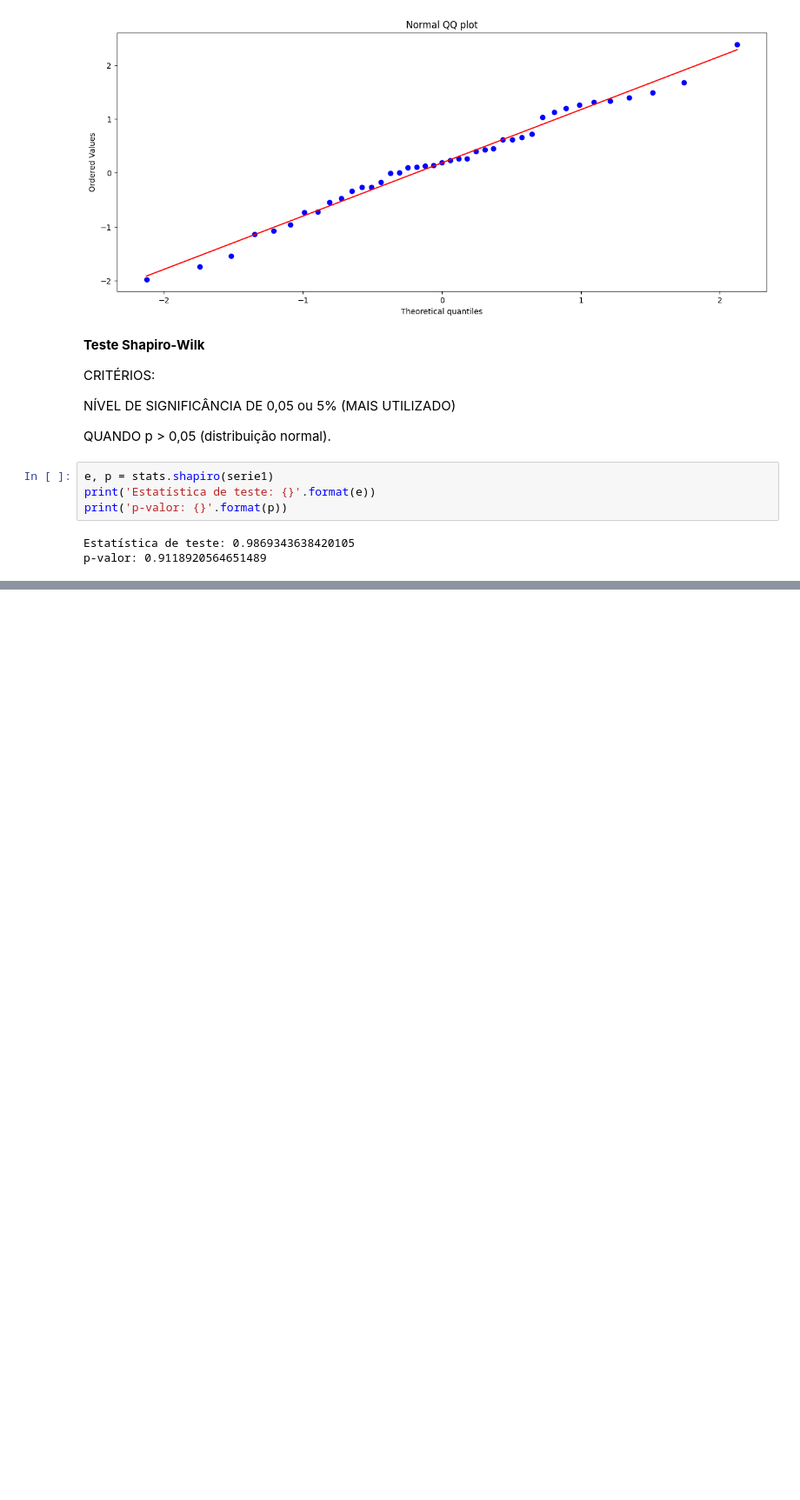
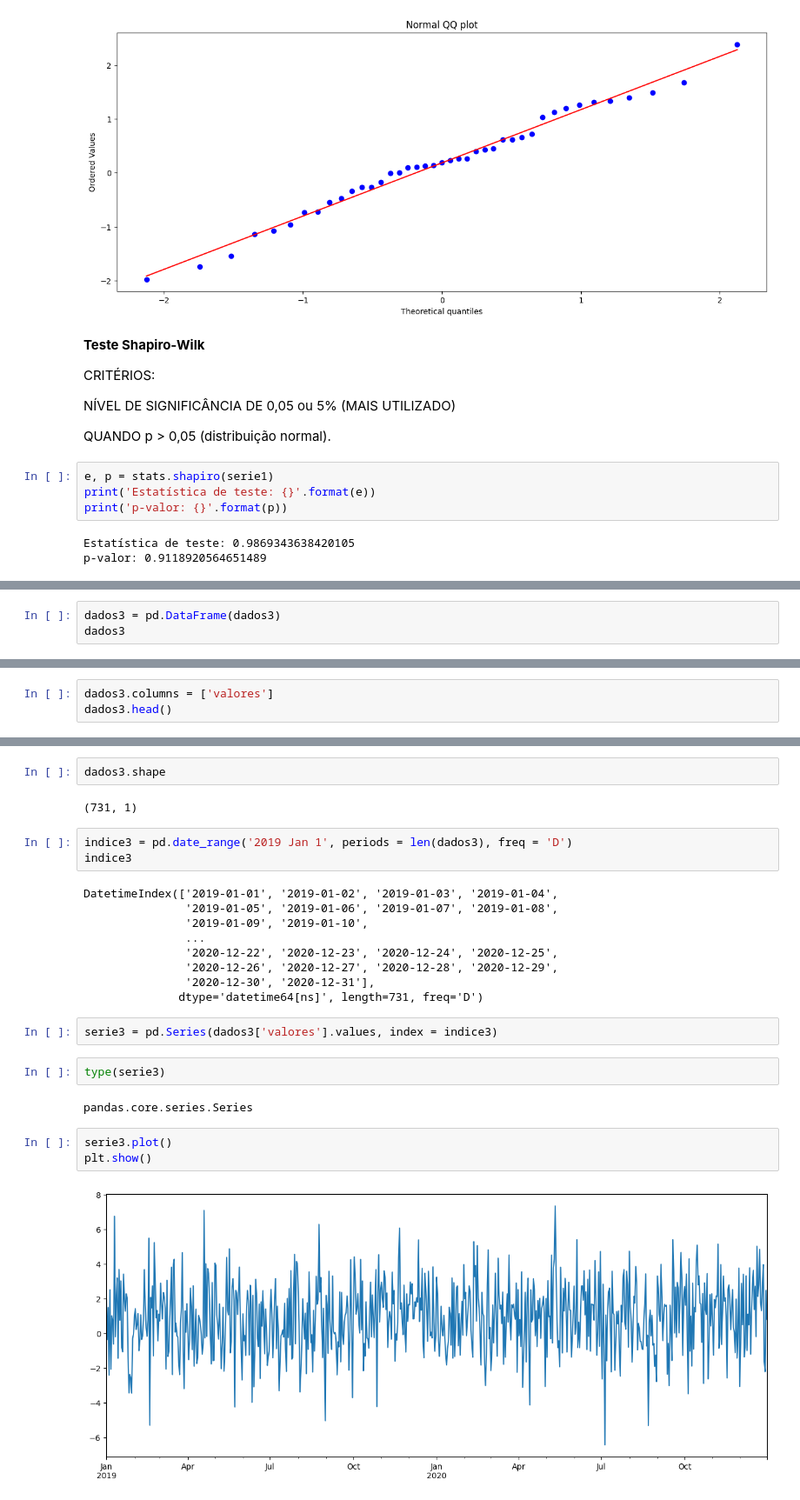
Before and after one commit to uniesecruz/Series_Temporais, a Jupyter notebook: Analise_simplificada.ipynb, the cells around one changed output, grey strips where cells are left out. Shown: that part at 87% size. Cells and saved outputs as stored; diff of their text form; blank space fills up the shorter version.

```diff
--- a/Analise_simplificada.ipynb
+++ b/Analise_simplificada.ipynb
@@ -136,0 +340,3 @@ p-valor: 0.9118920564651489
+# %%
+dados3 = pd.DataFrame(dados3)
+dados3
@@ -136,0 +357,3 @@ p-valor: 0.9118920564651489
+# %%
+dados3.columns = ['valores']
+dados3.head()
@@ -136,0 +379,27 @@ p-valor: 0.9118920564651489
+# %%
+dados3.shape
+# %% [output]
+(731, 1)
+# %%
+indice3 = pd.date_range('2019 Jan 1', periods = len(dados3), freq = 'D')
+indice3
+# %% [output]
+DatetimeIndex(['2019-01-01', '2019-01-02', '2019-01-03', '2019-01-04',
+               '2019-01-05', '2019-01-06', '2019-01-07', '2019-01-08',
+               '2019-01-09', '2019-01-10',
+               ...
+               '2020-12-22', '2020-12-23', '2020-12-24', '2020-12-25',
+               '2020-12-26', '2020-12-27', '2020-12-28', '2020-12-29',
+               '2020-12-30', '2020-12-31'],
+              dtype='datetime64[ns]', length=731, freq='D')
+# %%
+serie3 = pd.Series(dados3['valores'].values, index = indice3)
+# %%
+type(serie3)
+# %% [output]
+pandas.core.series.Series
+# %%
+serie3.plot()
+plt.show()
+# %% [output]
+[figure, added]
```
Also changed, not shown: parts of 40 cells of this notebook.
